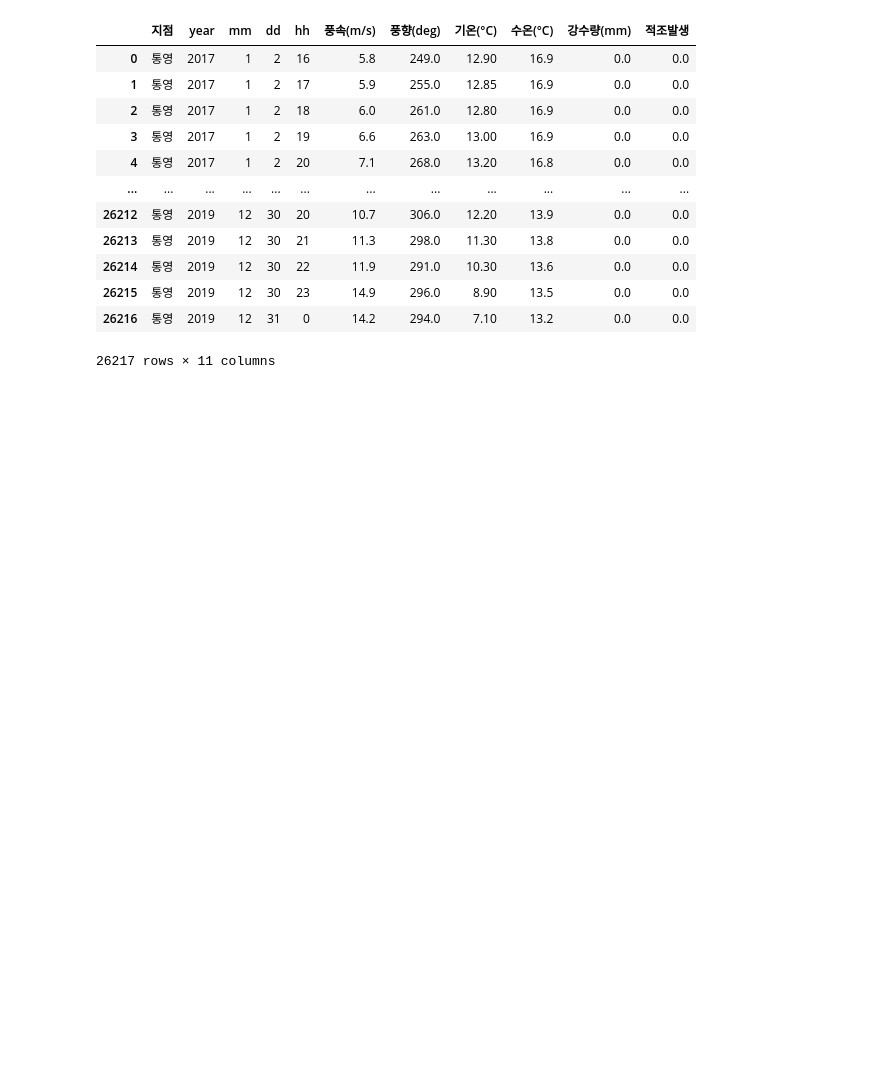
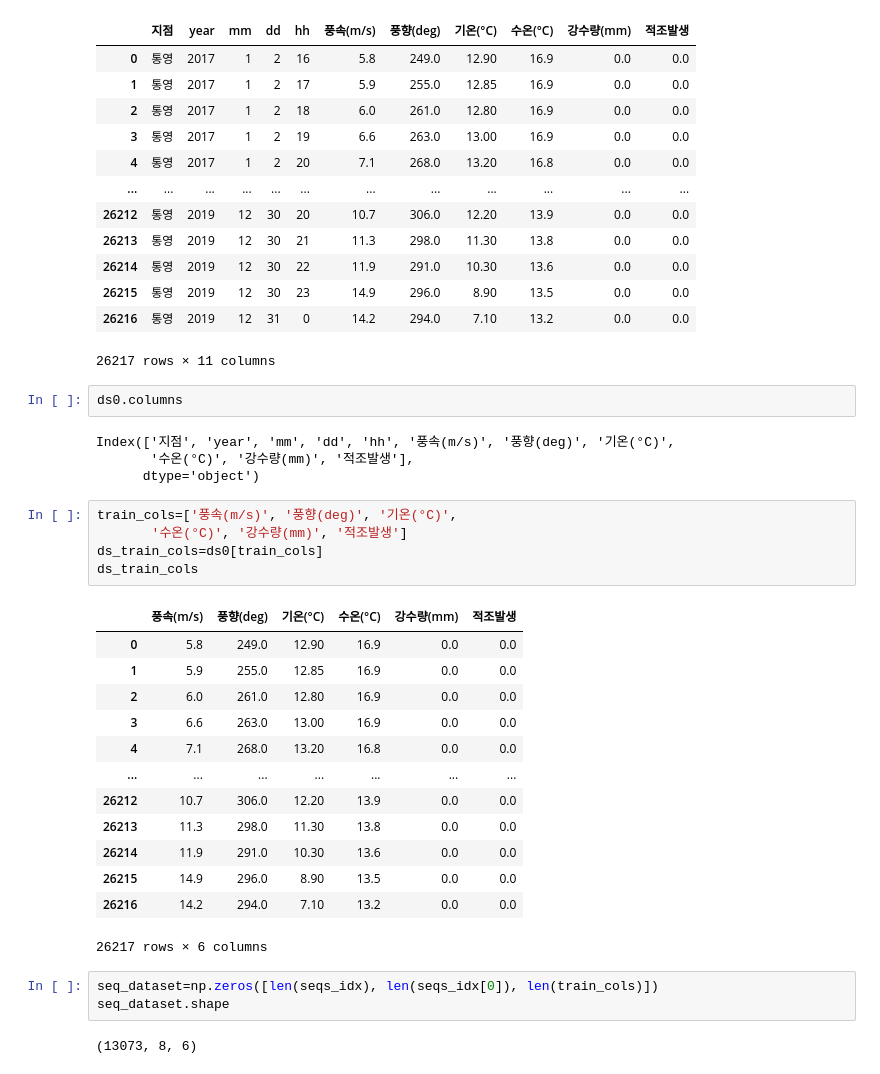
Before and after one commit to chhyyi/aiffel, a Jupyter notebook: aiffelthon/Sensory_LSTM.ipynb, the cells around one changed output. Drawn from its saved outputs; the diff is of its cells as text; blank space fills up the shorter version.

```diff
--- a/aiffelthon/Sensory_LSTM.ipynb
+++ b/aiffelthon/Sensory_LSTM.ipynb
@@ -414,3 +414,33 @@ False
 | 26215 | 통영 | 2019 | 12 | 30 | 23 | 14.9 | 296.0 | 8.90 | 13.5 | 0.0 | 0.0 |
 | 26216 | 통영 | 2019 | 12 | 31 | 0 | 14.2 | 294.0 | 7.10 | 13.2 | 0.0 | 0.0 |
 26217 rows × 11 columns
+# %%
+ds0.columns
+# %% [output]
+Index(['지점', 'year', 'mm', 'dd', 'hh', '풍속(m/s)', '풍향(deg)', '기온(°C)',
+       '수온(°C)', '강수량(mm)', '적조발생'],
+      dtype='object')
+# %%
+train_cols=['풍속(m/s)', '풍향(deg)', '기온(°C)',
+       '수온(°C)', '강수량(mm)', '적조발생']
+ds_train_cols=ds0[train_cols]
+ds_train_cols
+# %% [output]
+|  | 풍속(m/s) | 풍향(deg) | 기온(°C) | 수온(°C) | 강수량(mm) | 적조발생 |
+| 0 | 5.8 | 249.0 | 12.90 | 16.9 | 0.0 | 0.0 |
+| 1 | 5.9 | 255.0 | 12.85 | 16.9 | 0.0 | 0.0 |
+| 2 | 6.0 | 261.0 | 12.80 | 16.9 | 0.0 | 0.0 |
+| 3 | 6.6 | 263.0 | 13.00 | 16.9 | 0.0 | 0.0 |
+| 4 | 7.1 | 268.0 | 13.20 | 16.8 | 0.0 | 0.0 |
+| ... | ... | ... | ... | ... | ... | ... |
+| 26212 | 10.7 | 306.0 | 12.20 | 13.9 | 0.0 | 0.0 |
+| 26213 | 11.3 | 298.0 | 11.30 | 13.8 | 0.0 | 0.0 |
+| 26214 | 11.9 | 291.0 | 10.30 | 13.6 | 0.0 | 0.0 |
+| 26215 | 14.9 | 296.0 | 8.90 | 13.5 | 0.0 | 0.0 |
+| 26216 | 14.2 | 294.0 | 7.10 | 13.2 | 0.0 | 0.0 |
+26217 rows × 6 columns
+# %%
+seq_dataset=np.zeros([len(seqs_idx), len(seqs_idx[0]), len(train_cols)])
+seq_dataset.shape
+# %% [output]
+(13073, 8, 6)
```
Also changed, not shown: parts of 18 cells of this notebook.
